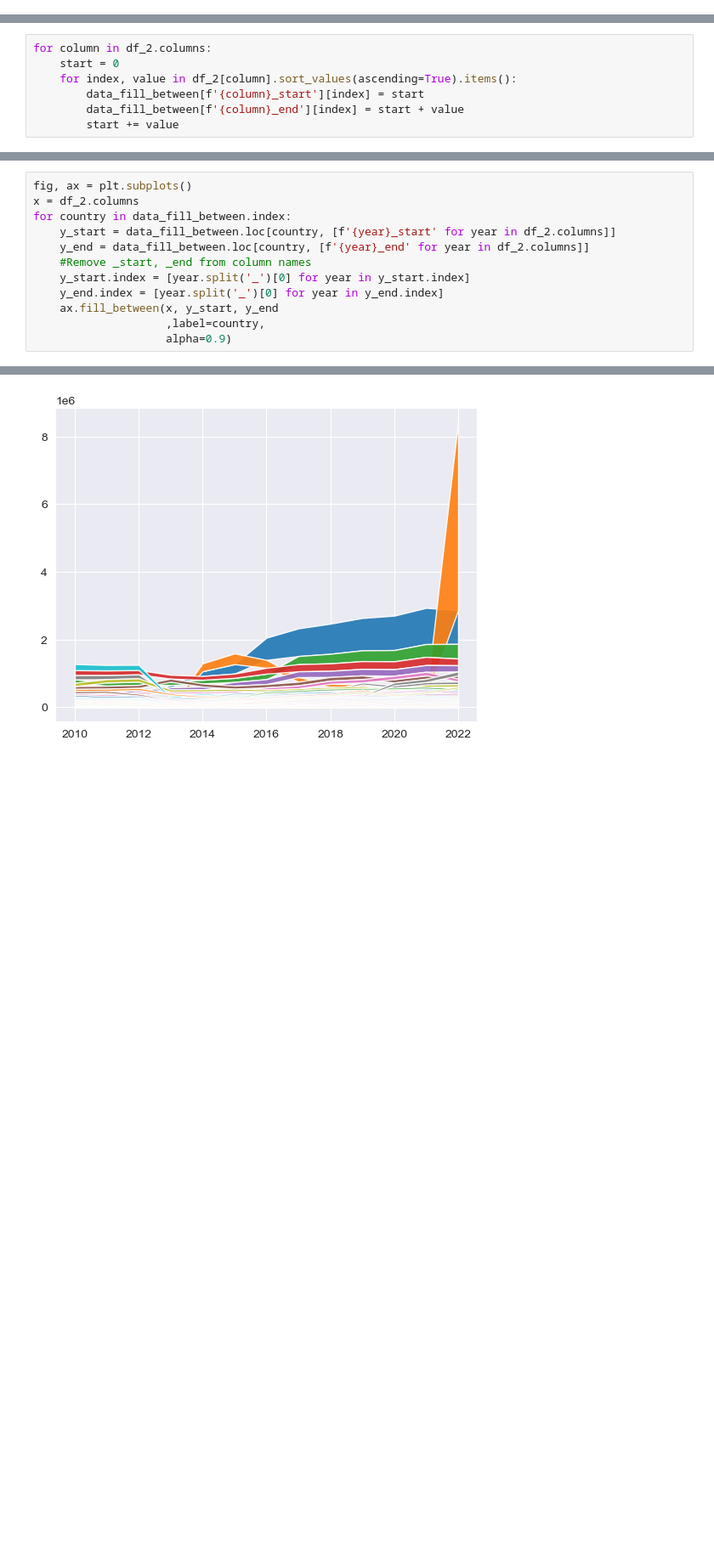
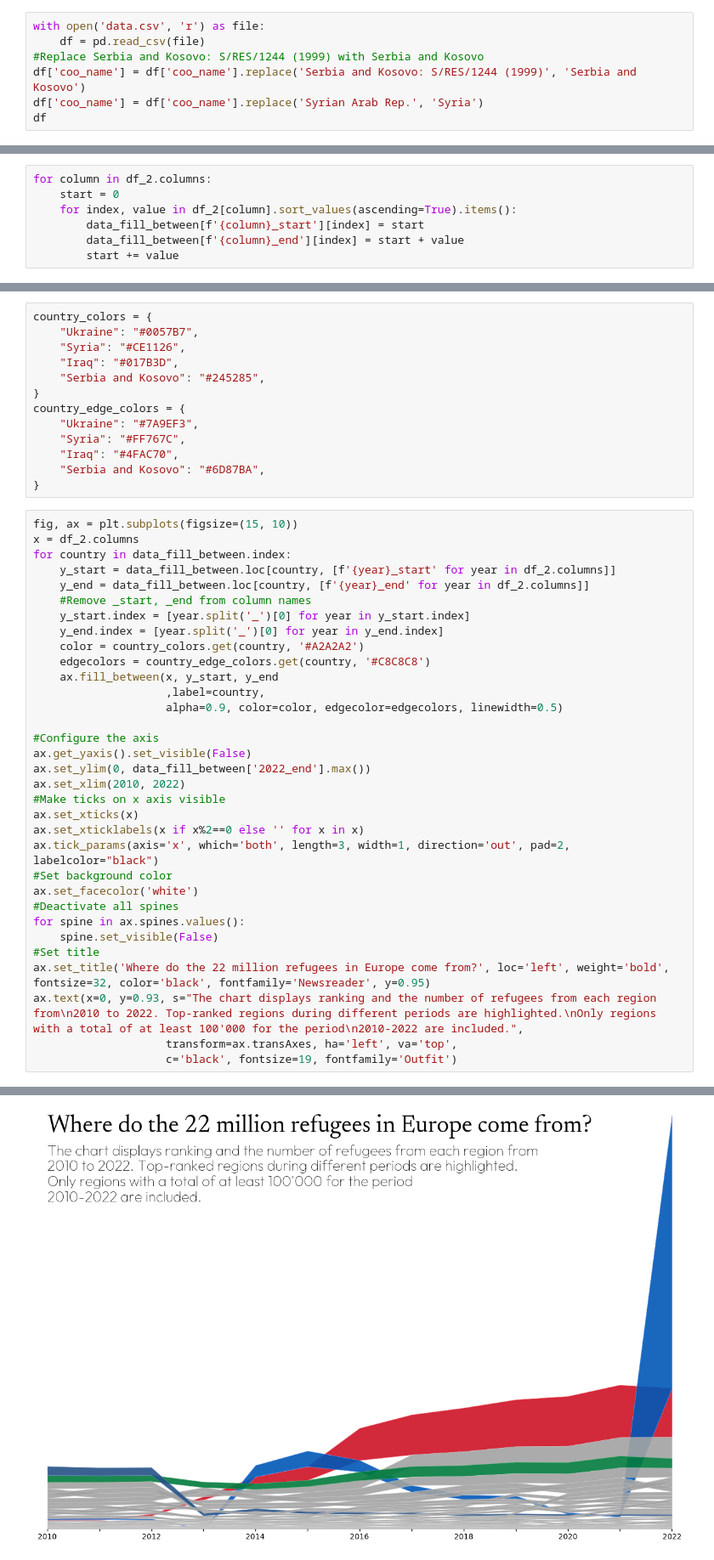
Before and after one commit to SilvanHSLU/dviz-miniproject, a Jupyter notebook: shiny graphics.ipynb, the cells around one changed output, grey strips where cells are left out. Shown: that part at 85% size. Cells and saved outputs as stored; diff of their text form; blank space fills up the shorter version.

```diff
--- a/shiny graphics.ipynb
+++ b/shiny graphics.ipynb
@@ -36,0 +23,7 @@ df
+# %%
+with open('data.csv', 'r') as file:
+    df = pd.read_csv(file)
+#Replace Serbia and Kosovo: S/RES/1244 (1999) with Serbia and Kosovo
+df['coo_name'] = df['coo_name'].replace('Serbia and Kosovo: S/RES/1244 (1999)', 'Serbia and Kosovo')
+df['coo_name'] = df['coo_name'].replace('Syrian Arab Rep.', 'Syria')
+df
@@ -310,8 +317,21 @@ data_fill_between
 | Libya | 1464.0 | 1712.0 | 5982.0 | 4340.0 | 122.0 | 167.0 | 12647.0 | 22160.0 | ... |
 | Gambia | 69.0 | 98.0 | 114.0 | 2192.0 | 3388.0 | 23481.0 | 53150.0 | 92957.0 | ... |
 35 rows × 26 columns
+# %%
+country_colors = {
+    "Ukraine": "#0057B7",
+    "Syria": "#CE1126",
+    "Iraq": "#017B3D",
+    "Serbia and Kosovo": "#245285",
+}
+country_edge_colors = {
+    "Ukraine": "#7A9EF3",
+    "Syria": "#FF767C",
+    "Iraq": "#4FAC70",
+    "Serbia and Kosovo": "#6D87BA",
+}
 # %%
-fig, ax = plt.subplots()
+fig, ax = plt.subplots(figsize=(15, 10))
 x = df_2.columns
 for country in data_fill_between.index:
     y_start = data_fill_between.loc[country, [f'{year}_start' for year in df_2.columns]]
@@ -319,7 +339,28 @@ for country in data_fill_between.index:
     #Remove _start, _end from column names
     y_start.index = [year.split('_')[0] for year in y_start.index]
     y_end.index = [year.split('_')[0] for year in y_end.index]
+    color = country_colors.get(country, '#A2A2A2')
+    edgecolors = country_edge_colors.get(country, '#C8C8C8')
     ax.fill_between(x, y_start, y_end
                     ,label=country,
-                    alpha=0.9)
+                    alpha=0.9, color=color, edgecolor=edgecolors, linewidth=0.5)
+
+#Configure the axis
+ax.get_yaxis().set_visible(False)
+ax.set_ylim(0, data_fill_between['2022_end'].max())
+ax.set_xlim(2010, 2022)
+#Make ticks on x axis visible
+ax.set_xticks(x)
+ax.set_xticklabels(x if x%2==0 else '' for x in x)
+ax.tick_params(axis='x', which='both', length=3, width=1, direction='out', pad=2, labelcolor="black")
+#Set background color
+ax.set_facecolor('white')
+#Deactivate all spines
+for spine in ax.spines.values():
+    spine.set_visible(False)
+#Set title
+ax.set_title('Where do the 22 million refugees in Europe come from?', loc='left', weight='bold', fontsize=32, color='black', fontfamily='Newsreader', y=0.95)
+ax.text(x=0, y=0.93, s="The chart displays ranking and the number of refugees from each region from\n2010 to 2022. Top-ranked regions during different periods are highlighted.\nOnly regions with a total of at least 100'000 for the period\n2010-2022 are included.",
+                    transform=ax.transAxes, ha='left', va='top',
+                    c='black', fontsize=19, fontfamily='Outfit')
 # %% [output]
@@ -326 +368 @@ for country in data_fill_between.index:
-[figure, old version]
+[figure, new version]
```
Also changed, not shown: parts of 13 cells of this notebook, 2 other files.
